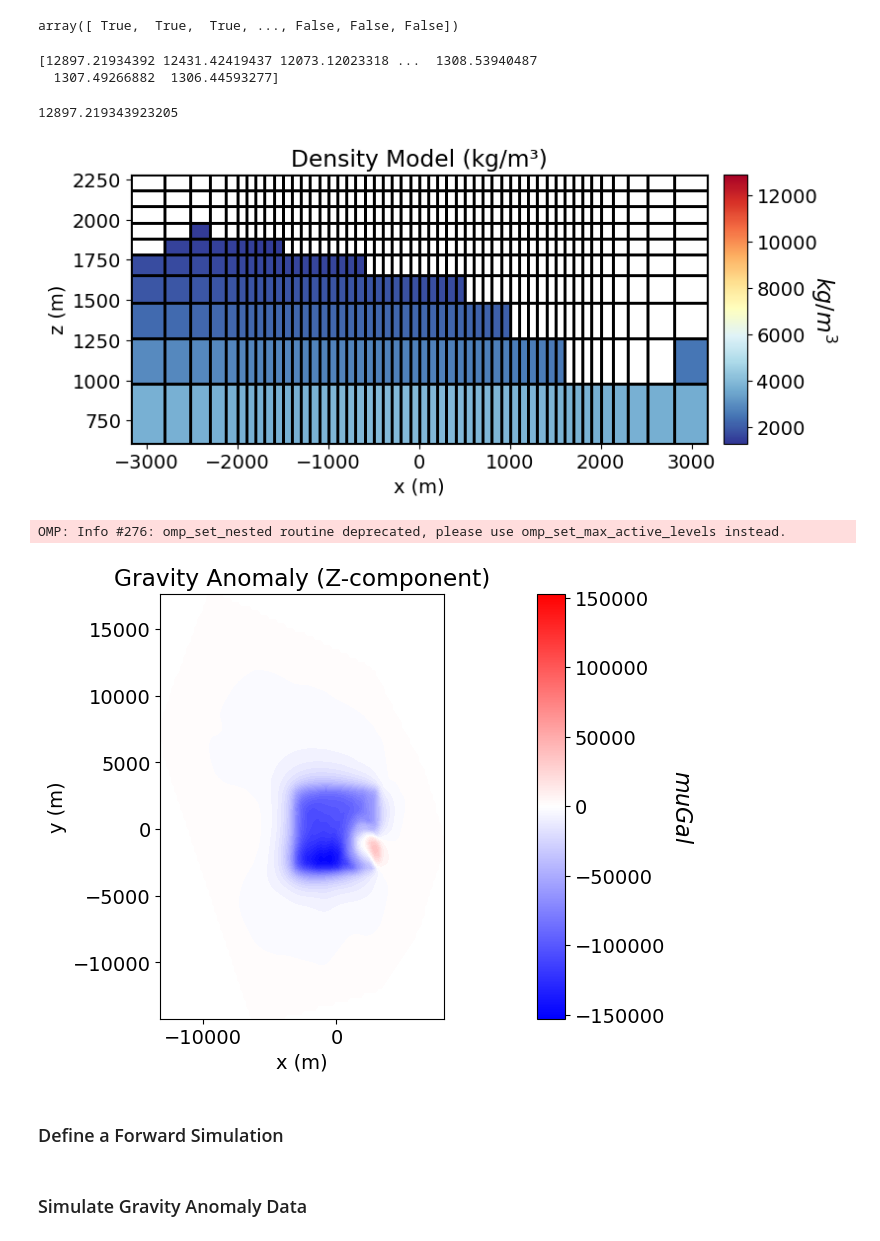
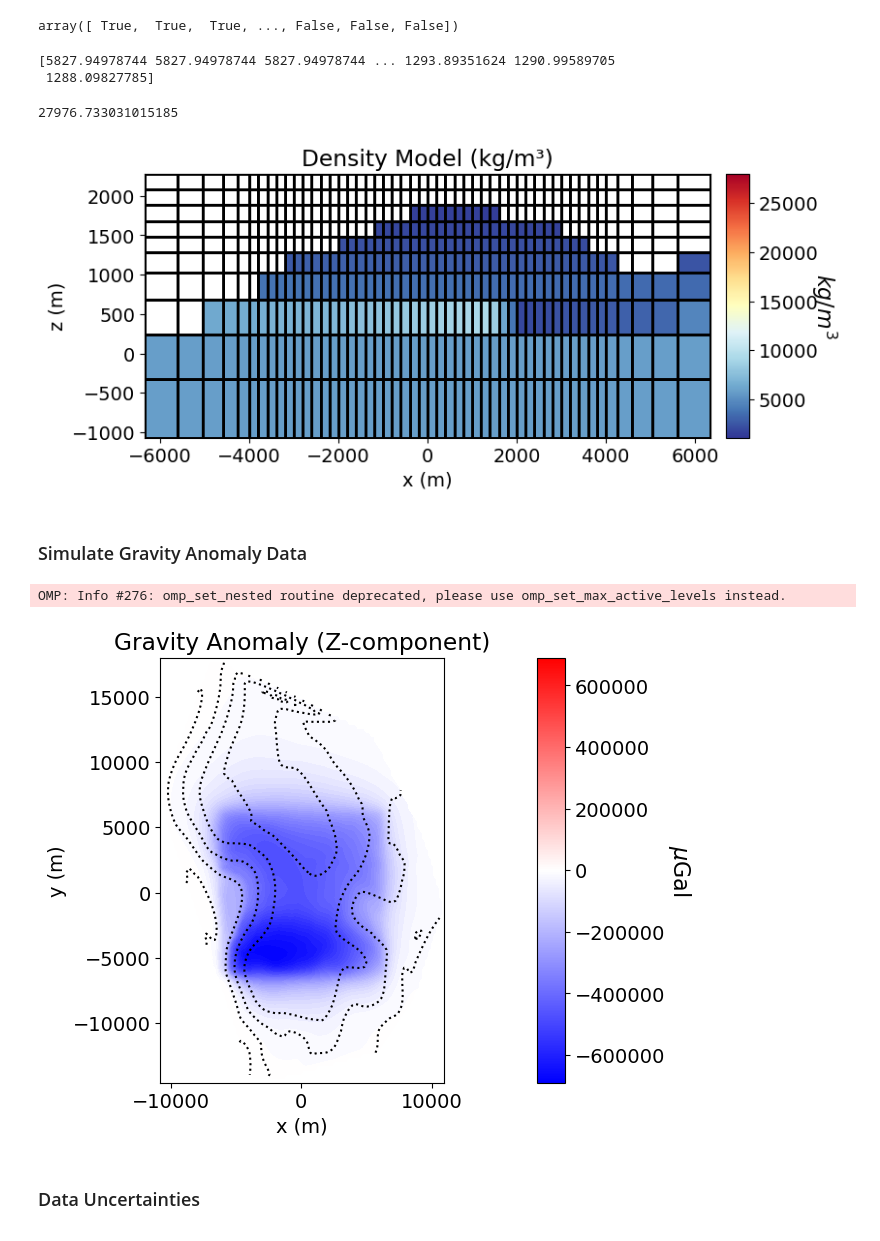
Before and after one commit to mebo4/EOSC454_project, a Jupyter notebook: project.ipynb, the cells around one changed output. Cells and saved outputs as stored; diff of their text form; code cells hidden in the pictures.

```diff
--- a/project.ipynb
+++ b/project.ipynb
@@ -176,12 +176,16 @@ lat_distance_m = lat_degree * m_per_degree
 # Distance for a given longitude difference at a specific latitude:
 lon_distance_m = lon_degree * m_per_degree * np.cos(np.deg2rad(50))
 # %%
-x_median = -123.213138
+x_median = -123.25
+# x_median = -123.2
+# x_median = -123.3
 x = lon * m_per_degree  * np.cos(np.deg2rad(50)) - x_median * m_per_degree  * np.cos(np.deg2rad(50))
 grid_x = grid_lon * m_per_degree  * np.cos(np.deg2rad(50)) - x_median * m_per_degree  * np.cos(np.deg2rad(50))
 # grid_x_km = grid_x/1000
 
 y_median = 50.080
+# y_median = 50.075
+# y_median = 50.15
 y = lat * m_per_degree - y_median * m_per_degree
 grid_y = grid_lat * m_per_degree - y_median * m_per_degree
 # grid_y_km = grid_y/1000
@@ -416,7 +308,7 @@ survey = gravity.survey.Survey(source_field)
 # average_spacing
 # %%
 # Generate tensor mesh with top at z = 0 m
-dh = 100 # minimum cell size
+dh = 200 # minimum cell size
 hx = [(dh, 5, -1.3), (dh, 40), (dh, 5, 1.3)]  # discretization along x
 hy = [(dh, 5, -1.3), (dh, 40), (dh, 5, 1.3)]  # discretization along y
 hz = [(dh, 5, -1.3), (dh, 5)]  # discretization along z
@@ -497,5 +389,17 @@ rho = - proper_bouguer / (2 * np.pi * G * z * 1e5)
 background_density = rho
 
 
-print(np.mean(proper_bouguer), np.mean(bouguer))
-rho
+# print(np.mean(proper_bouguer), np.mean(bouguer))
+
+
+Q1 = np.percentile(rho, 25)
+Q3 = np.percentile(rho, 75)
+IQR = Q3 - Q1
+
+lower_bound = Q1 - 1.5 * IQR
+upper_bound = Q3 + 1.5 * IQR
+
+
+rho[(rho <= (Q1 - 1.5 * IQR)) & (rho >= (Q3 + 1.5 * IQR))] = np.mean(rho)
+
+# proper_bouguer.shape
@@ -538,9 +428,9 @@ model = rho_mapped
 print(model)
 np.max(model)
 # %% [output]
-[12897.21934392 12431.42419437 12073.12023318 ...  1308.53940487
-  1307.49266882  1306.44593277]
+[5827.94978744 5827.94978744 5827.94978744 ... 1293.89351624 1290.99589705
+ 1288.09827785]
-12897.219343923205
+27976.733031015185
 # %%
 # Map for ignoring inactive cells when plotting
 plotting_map = maps.InjectActiveCells(tensor_mesh, active_cells, np.nan)
@@ -573,10 +463,13 @@ cbar = mpl.colorbar.ColorbarBase(
 
 cbar.set_label("$kg/m^3$", rotation=270, labelpad=15, size=16)
 
+plt.tight_layout()
 plt.savefig("density_model")
 plt.show()
 # %% [output]
-[figure, old version]
+[figure, new version]
+# %% [markdown]
+### Simulate Gravity Anomaly Data
 # %%
 simulation = gravity.simulation.Simulation3DIntegral(
     survey=survey,
@@ -593,27 +486,30 @@ OMP: Info #276: omp_set_nested routine deprecated, please use omp_set_max_active
 # %%
 fig = plt.figure(figsize=(7, 5))
 ax1 = fig.add_axes([0.1, 0.1, 0.75, 0.85])
 
 norm = mpl.colors.Normalize(vmin=-np.max(np.abs(dpred)), vmax=np.max(np.abs(dpred)))
 plot2Ddata(
     receiver_list[0].locations,
     dpred,
     ax=ax1,
     ncontour=40,
     contourOpts={"cmap": mpl.cm.bwr, "norm": norm},
 )
+plt.contour(grid_x, grid_y, grid_z, levels=5, colors='k', linestyles='dotted')
 ax1.set_title("Gravity Anomaly (Z-component)")
 ax1.set_xlabel("x (m)")
 ax1.set_ylabel("y (m)")
 
 ax2 = fig.add_axes([0.81, 0.1, 0.04, 0.85])
 cbar = mpl.colorbar.ColorbarBase(
     ax2, norm=norm, orientation="vertical", cmap=mpl.cm.bwr
 )
-cbar.set_label("$muGal$", rotation=270, labelpad=20, size=16)
+cbar.set_label(r"$\mu$Gal", rotation=270, labelpad=20, size=16)
 
+plt.savefig("gravity_anomaly")
+# plt.tight_layout()
 plt.show()
 # %% [output]
-[figure, old version]
+[figure, new version]
 # %% [markdown]
-### Define a Forward Simulation
+### Data Uncertainties
@@ -630,2 +515,0 @@ simulation = gravity.simulation.Simulation3DIntegral(
-# %% [markdown]
-### Simulate Gravity Anomaly Data
```
Also changed, not shown: parts of 38 cells of this notebook.
